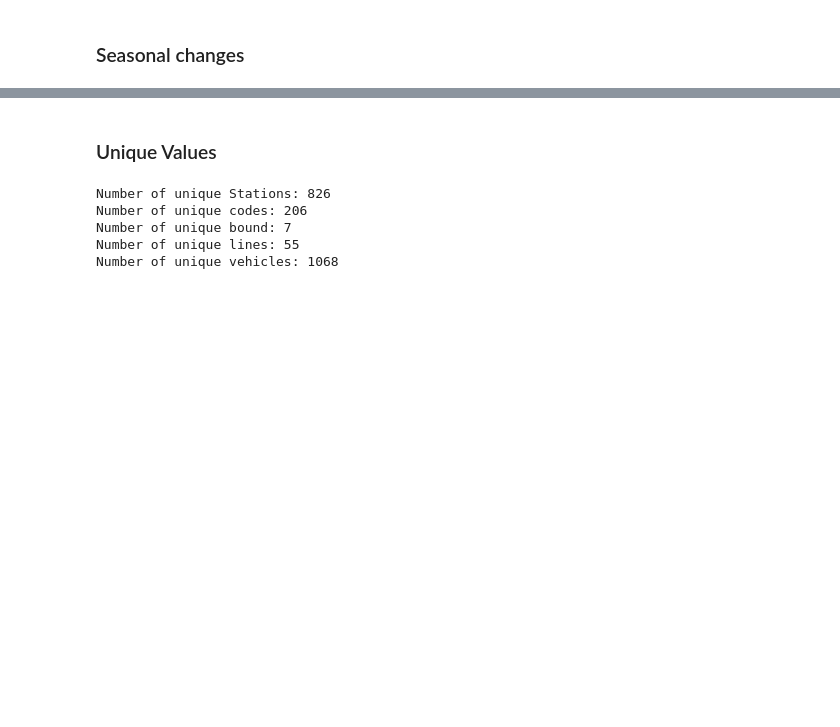
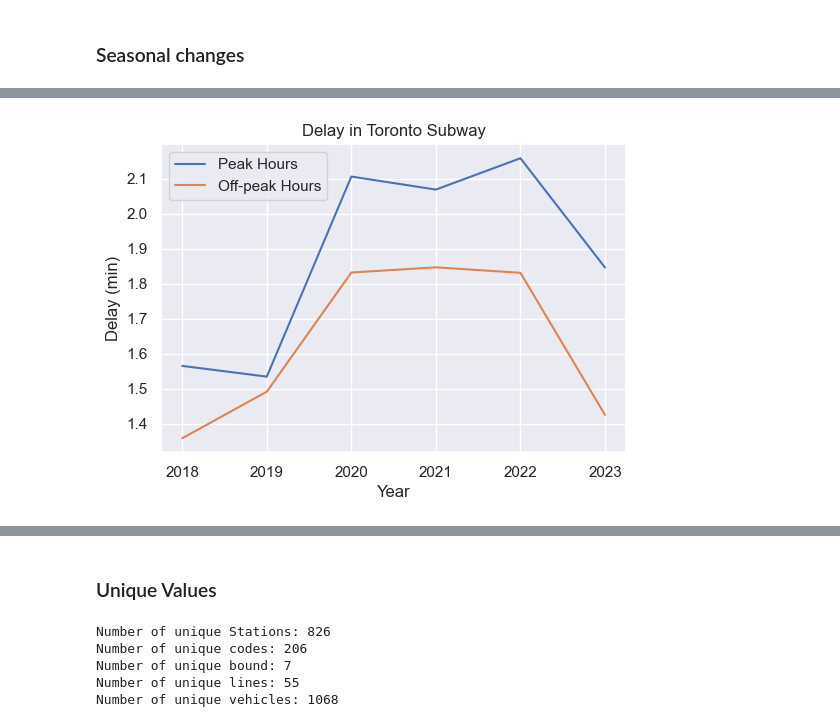
Before and after one commit to katherinewest/CME538_2023, a Jupyter notebook: DataVisualizations.ipynb, the cells around one changed output, grey strips where cells are left out. Drawn from its saved outputs; the diff is of its cells as text; code cells hidden in the pictures; blank space fills up the shorter version.

```diff
--- a/DataVisualizations.ipynb
+++ b/DataVisualizations.ipynb
@@ -317,0 +302,13 @@ https://gist.github.com/mwaskom/de44147ed2974457ad6372750bbe5751
+# %%
+#Add peak hours column
+#Function to determine if a given datime is in peak hour
+
+def is_peak_hour(dt):
+    hour = dt.hour
+    return 1 if ((6 <= hour <= 9) or (15 <= hour <= 19)) else 0
+
+#Apply function to create a new column 'peakhour'
+
+ttc_subway_df['peakhour'] = ttc_subway_df.index.to_series().apply(is_peak_hour)
+
+ttc_subway_df.head()
@@ -317,0 +323,16 @@ https://gist.github.com/mwaskom/de44147ed2974457ad6372750bbe5751
+# %%
+#Plot Toronto subway Delay by year with peak hours
+
+
+sns.set()  # Resets styles to default
+plt.figure(figsize=(6,4))
+sns.lineplot(x=ttc_subway_df[ttc_subway_df['peakhour'] ==1]['year'], y= ttc_subway_df[ttc_subway_df['peakhour'] ==1]['Min Delay'],errorbar=None, label='Peak Hours')
+sns.lineplot(x=ttc_subway_df[ttc_subway_df['peakhour'] ==0]['year'], y= ttc_subway_df[ttc_subway_df['peakhour'] ==0]['Min Delay'],errorbar=None, label='Off-peak Hours')
+# Set labels
+plt.xlabel('Year', fontsize=12)
+plt.ylabel('Delay (min)', fontsize=12)
+plt.title("Delay in Toronto Subway")
+
+plt.show()
+# %% [output]
+[figure, added]
```
Also changed, not shown: parts of 68 cells of this notebook.
